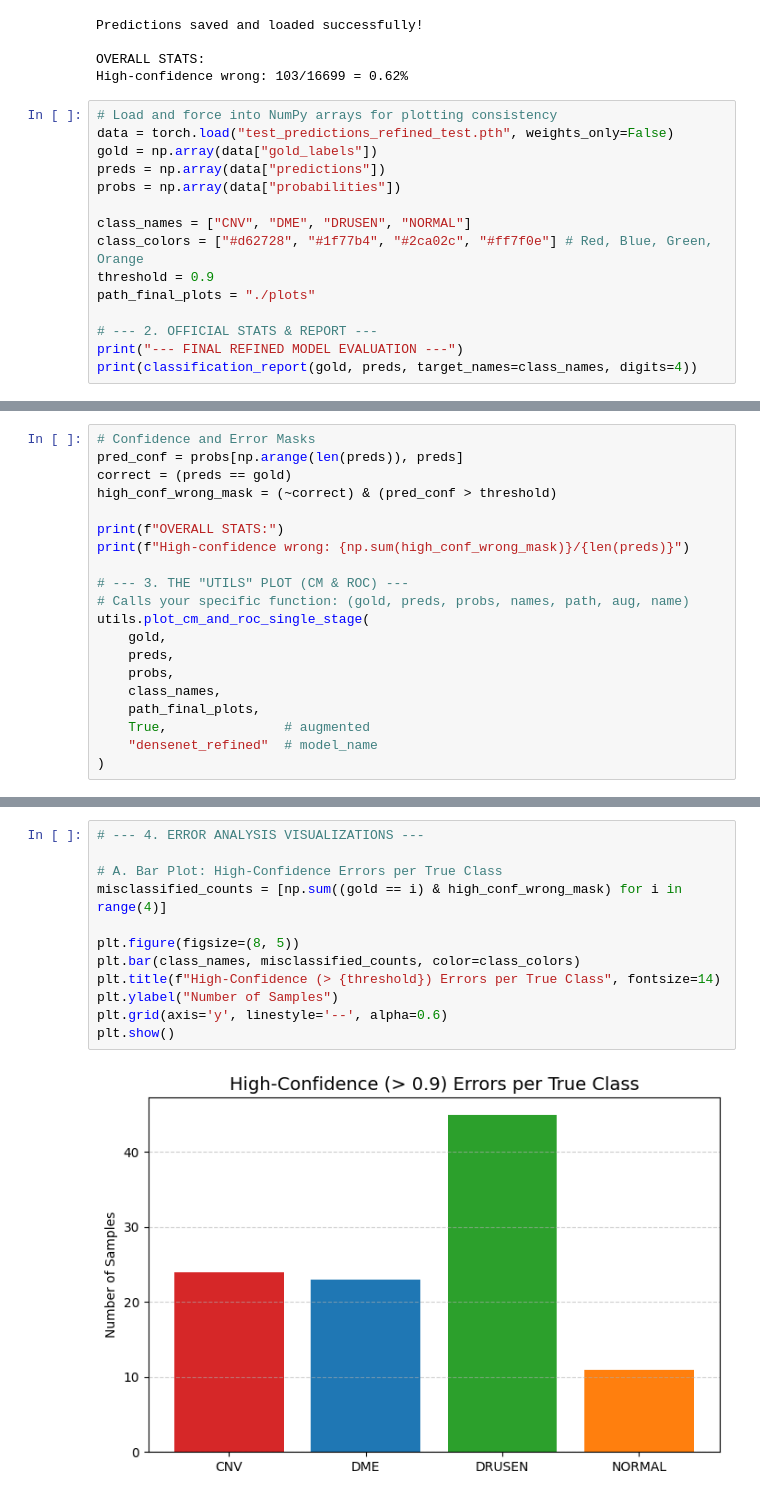
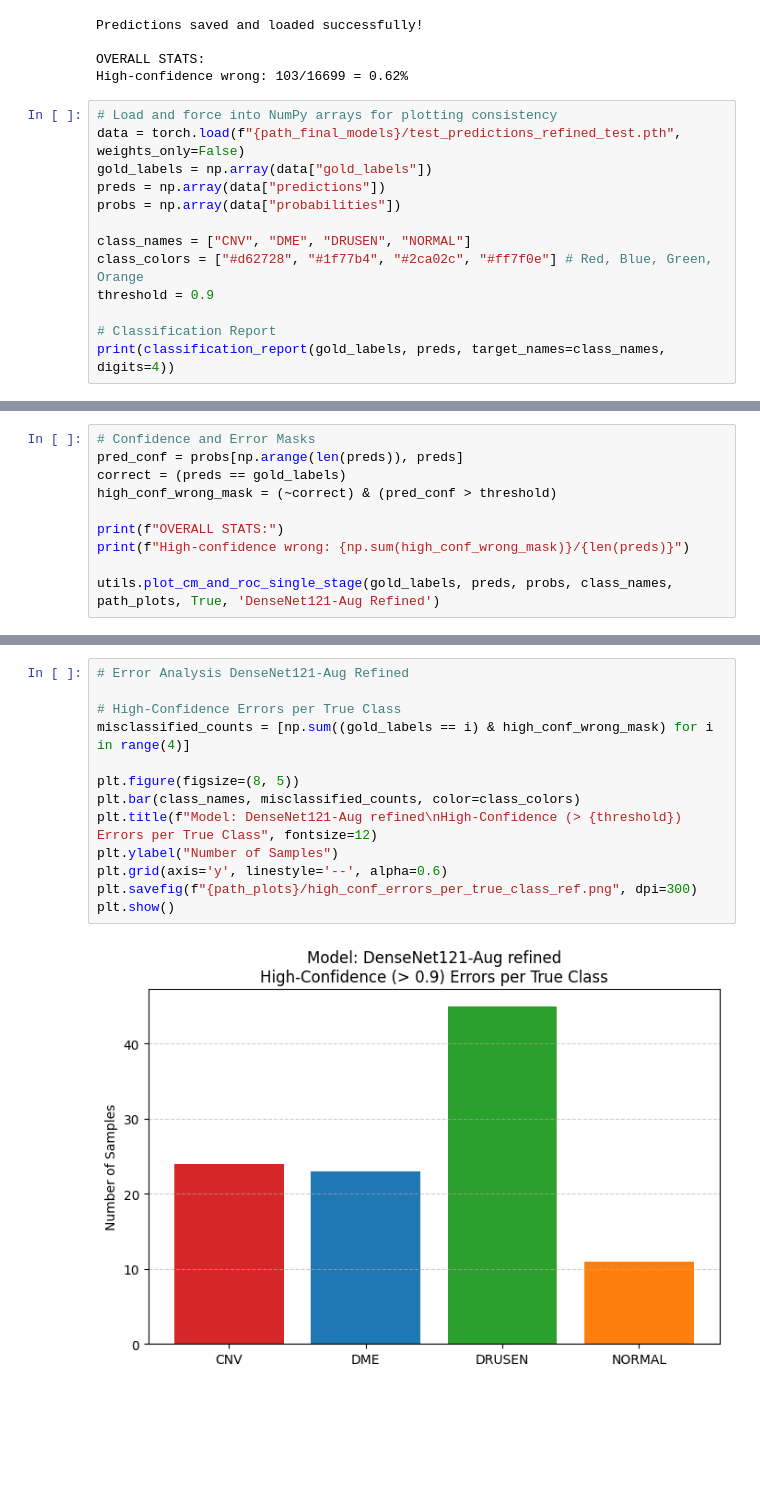
Before and after one commit to ManosGitProject/oct_retinal_classification_hackathon_v1, a Jupyter notebook: 02d_Train_DenseNet121_Augmented.ipynb, the cells around one changed output, grey strips where cells are left out. Drawn from its saved outputs; the diff is of its cells as text; blank space fills up the shorter version.

Commit message:
Latest DenseNet121 Augmented

```diff
--- a/02d_Train_DenseNet121_Augmented.ipynb
+++ b/02d_Train_DenseNet121_Augmented.ipynb
@@ -929,17 +929,15 @@ OVERALL STATS:
 High-confidence wrong: 103/16699 = 0.62%
 # %%
 # Load and force into NumPy arrays for plotting consistency
-data = torch.load("test_predictions_refined_test.pth", weights_only=False)
-gold = np.array(data["gold_labels"])
+data = torch.load(f"{path_final_models}/test_predictions_refined_test.pth", weights_only=False)
+gold_labels = np.array(data["gold_labels"])
 preds = np.array(data["predictions"])
 probs = np.array(data["probabilities"])
 
 class_names = ["CNV", "DME", "DRUSEN", "NORMAL"]
 class_colors = ["#d62728", "#1f77b4", "#2ca02c", "#ff7f0e"] # Red, Blue, Green, Orange
 threshold = 0.9
-path_final_plots = "./plots"
 
-# --- 2. OFFICIAL STATS & REPORT ---
-print("--- FINAL REFINED MODEL EVALUATION ---")
-print(classification_report(gold, preds, target_names=class_names, digits=4))
+# Classification Report
+print(classification_report(gold_labels, preds, target_names=class_names, digits=4))
 # %% [output]
@@ -957,23 +960,13 @@ weighted avg     0.9633    0.9637    0.9633     16699
 # %%
 # Confidence and Error Masks
 pred_conf = probs[np.arange(len(preds)), preds]
-correct = (preds == gold)
+correct = (preds == gold_labels)
 high_conf_wrong_mask = (~correct) & (pred_conf > threshold)
 
 print(f"OVERALL STATS:")
 print(f"High-confidence wrong: {np.sum(high_conf_wrong_mask)}/{len(preds)}")
 
-# --- 3. THE "UTILS" PLOT (CM & ROC) ---
-# Calls your specific function: (gold, preds, probs, names, path, aug, name)
-utils.plot_cm_and_roc_single_stage(
-    gold,
-    preds,
-    probs,
-    class_names,
-    path_final_plots,
-    True,               # augmented
-    "densenet_refined"  # model_name
-)
+utils.plot_cm_and_roc_single_stage(gold_labels, preds, probs, class_names, path_plots, True, 'DenseNet121-Aug Refined')
 # %% [output]
 OVERALL STATS:
 High-confidence wrong: 103/16699
@@ -982,15 +975,16 @@ Plot saved to ./plots/densenet_refined_cm_roc_aug.png
 # %%
-# --- 4. ERROR ANALYSIS VISUALIZATIONS ---
+# Error Analysis DenseNet121-Aug Refined
 
-# A. Bar Plot: High-Confidence Errors per True Class
-misclassified_counts = [np.sum((gold == i) & high_conf_wrong_mask) for i in range(4)]
+# High-Confidence Errors per True Class
+misclassified_counts = [np.sum((gold_labels == i) & high_conf_wrong_mask) for i in range(4)]
 
 plt.figure(figsize=(8, 5))
 plt.bar(class_names, misclassified_counts, color=class_colors)
-plt.title(f"High-Confidence (> {threshold}) Errors per True Class", fontsize=14)
+plt.title(f"Model: DenseNet121-Aug refined\nHigh-Confidence (> {threshold}) Errors per True Class", fontsize=12)
 plt.ylabel("Number of Samples")
 plt.grid(axis='y', linestyle='--', alpha=0.6)
+plt.savefig(f"{path_plots}/high_conf_errors_per_true_class_ref.png", dpi=300)
 plt.show()
 # %% [output]
-[figure, old version]
+[figure, new version]
 # %%
```
Also changed, not shown: parts of 10 cells of this notebook.
